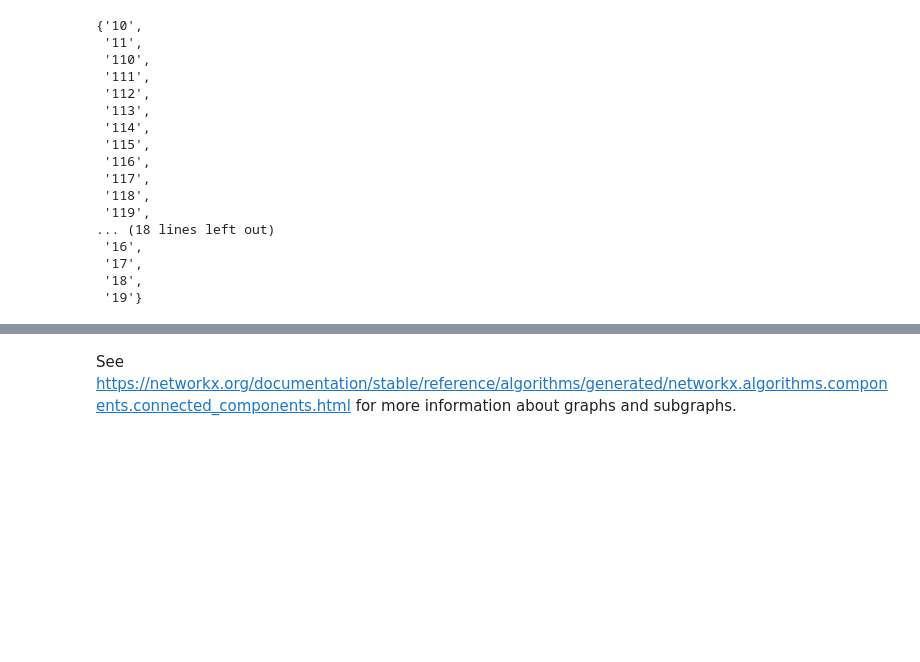
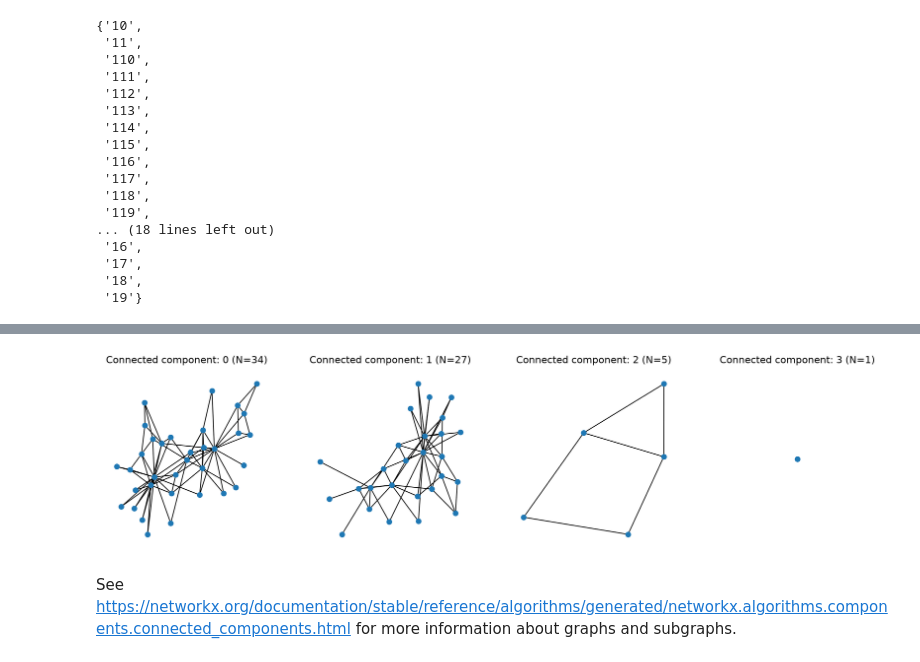
Before and after one commit to 14arjunk/CNET5051, a Jupyter notebook: class_02_networkx1_my_work.ipynb, the cells around one changed output, grey strips where cells are left out. Drawn from its saved outputs; the diff is of its cells as text; code cells hidden in the pictures; blank space fills up the shorter version.

```diff
--- a/class_02_networkx1_my_work.ipynb
+++ b/class_02_networkx1_my_work.ipynb
@@ -516,3 +516,15 @@ plt.show()
+# %%
+S = sorted(S, key=lambda s: s.number_of_nodes(), reverse=True)
+
+fig, ax = plt.subplots(1,len(S),figsize=(17,4),dpi=200)
+
+for i,s in enumerate(S):
+    nx.draw(s, ax=ax[i], node_size=35)
+    ax[i].set_title('Connected component: %i (N=%i)'%(i,s.number_of_nodes()))
+
+plt.show()
+# %% [output]
+[figure, added]
 # %% [markdown]
 See https://networkx.org/documentation/stable/reference/algorithms/generated/networkx.algorithms.components.connected_components.html for more information about graphs and subgraphs.
 # %% [markdown]
```
Also changed, not shown: parts of 11 cells of this notebook.
